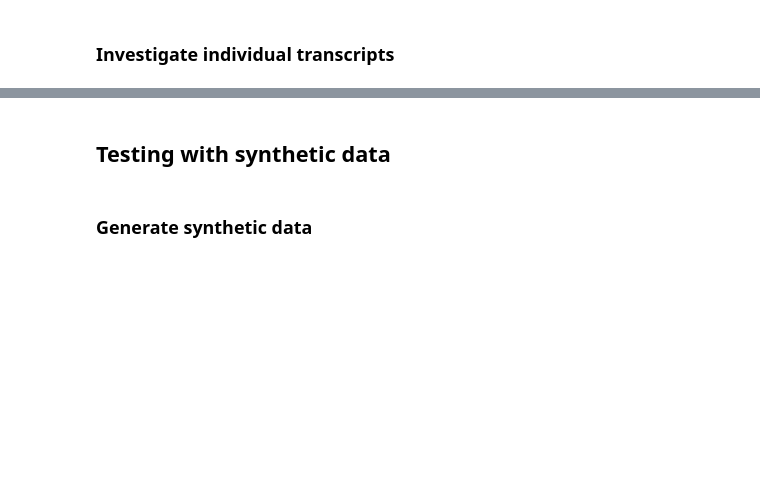
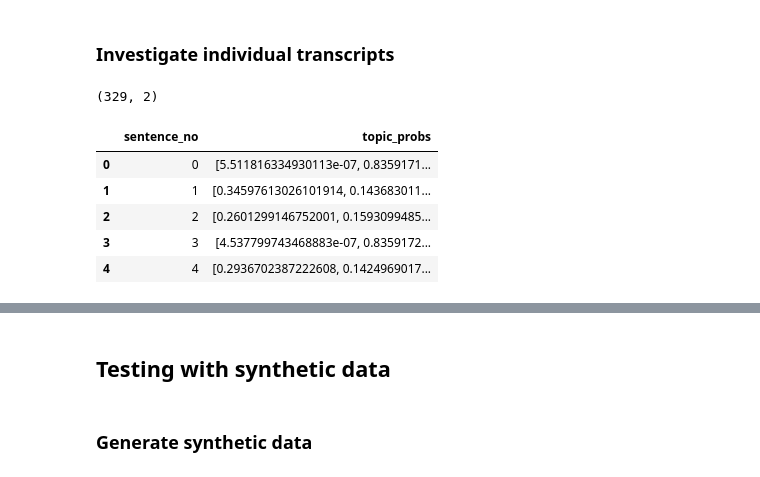
Before and after one commit to OskarMunck/Thesis, a Jupyter notebook: 4.topic_tiling.ipynb, the cells around one changed output, grey strips where cells are left out. Cells and saved outputs as stored; diff of their text form; code cells hidden in the pictures; blank space fills up the shorter version.

```diff
--- a/4.topic_tiling.ipynb
+++ b/4.topic_tiling.ipynb
@@ -392,10 +389,20 @@ plt.show()
 ### Investigate individual transcripts
 # %%
 # load sentence probabilities from 1 step
-sent_proba = np.load('../Thesis/annotated_probabilities/topic_probability_density_vector_28IWswylk2FvkebOehoCkL.npy') #
+sent_proba = np.load('../Thesis/probabilities_test.npy')
+print(sent_proba.shape)
 
 # make dataframe for processing
 pipeline_df = pd.DataFrame({"sentence_no":[i for i in range(len(sent_proba))], "topic_probs": sent_proba.tolist()})
+pipeline_df.head()
+# %% [output]
+(329, 2)
+|  | sentence_no | topic_probs |
+| 0 | 0 | [5.511816334930113e-07, 0.8359171... |
+| 1 | 1 | [0.34597613026101914, 0.143683011... |
+| 2 | 2 | [0.2601299146752001, 0.1593099485... |
+| 3 | 3 | [4.537799743468883e-07, 0.8359172... |
+| 4 | 4 | [0.2936702387222608, 0.1424969017... |
 # %%
 figure = figsize=(6, 4.6)
 cos_sims = window_cosine_sim(pipeline_df, 2)
```
Also changed, not shown: parts of 6 cells of this notebook.
